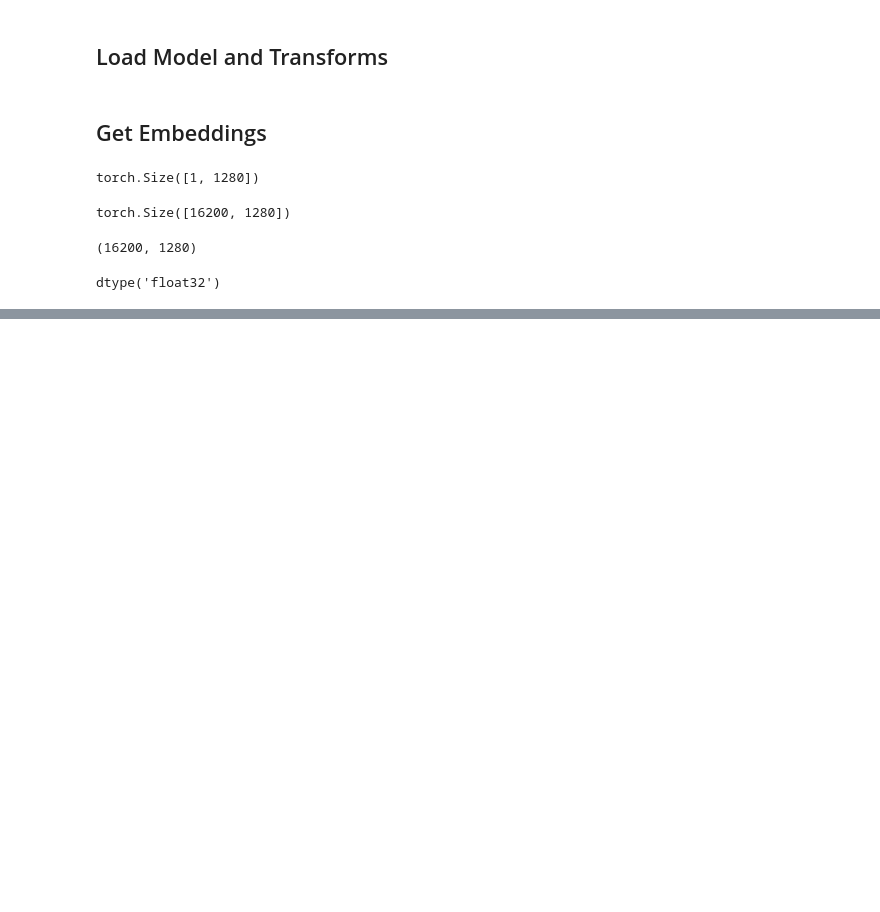
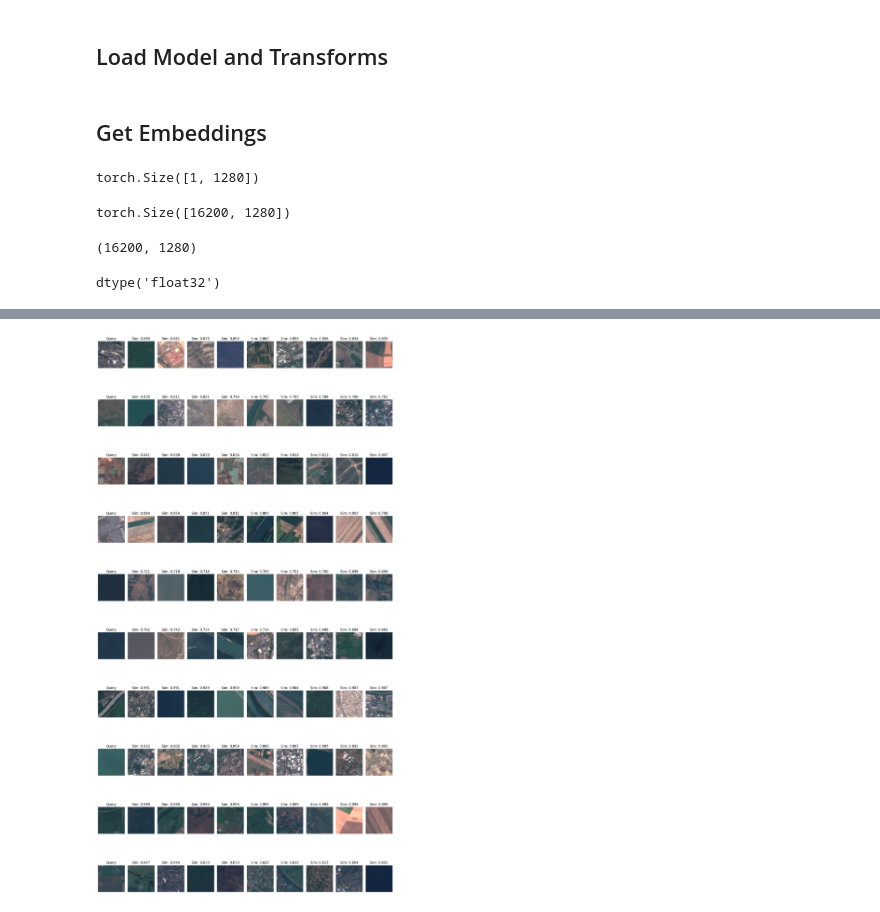
Before and after one commit to dnth/self-supervised-timm, a Jupyter notebook: notebooks/experiments/baseline.ipynb, the cells around one changed output, grey strips where cells are left out. Cells and saved outputs as stored; diff of their text form; code cells hidden in the pictures; blank space fills up the shorter version.

```diff
--- a/notebooks/experiments/baseline.ipynb
+++ b/notebooks/experiments/baseline.ipynb
@@ -102,0 +168,71 @@ dtype('float32')
+# %%
+def plot_multiple_queries(query_indices, similar_indices, similarities, image_dir, n_neighbors=5, figsize=(15, 3)):
+    """
+    Plot multiple rows of query images and their nearest neighbors
+
+    Args:
+        query_indices (list): List of query image indices
+        similar_indices (np.ndarray): Array of similar image indices for each query
+        similarities (np.ndarray): Array of similarity scores
+        image_dir (str): Directory containing the images
+        n_neighbors (int): Number of similar images to display per query
+        figsize (tuple): Base figure size for a single row (will be scaled by number of rows)
+    """
+    n_queries = len(query_indices)
+
+    # Get list of image files in the same order as embeddings
+    image_files = []
+    for ext in ['.jpg', '.jpeg', '.png', '.bmp']:
+        image_files.extend(sorted(Path(image_dir).glob(f'*{ext}')))
+
+    # Create a figure with n_queries rows
+    fig, axes = plt.subplots(n_queries, n_neighbors + 1,
+                            figsize=(figsize[0], figsize[1] * n_queries))
+    if n_queries == 1:
+        axes = axes[None, :]  # Add dimension for consistent indexing
+
+    for row, (query_idx, sim_indices, sim_scores) in enumerate(zip(query_indices, similar_indices, similarities)):
+        # Plot query image
+        query_img = Image.open(image_files[query_idx])
+        axes[row, 0].imshow(query_img)
+        axes[row, 0].set_title('Query')
+        axes[row, 0].axis('off')
+
+        # Plot similar images
+        for col, (idx, score) in enumerate(zip(sim_indices[1:], sim_scores[1:]), 1):
+            similar_img = Image.open(image_files[idx])
+            axes[row, col].imshow(similar_img)
+            axes[row, col].set_title(f'Sim: {score:.3f}')
+            axes[row, col].axis('off')
+
+    plt.tight_layout()
+    plt.show()
+
+# Example usage:
+n_queries = 10  # Number of random queries to show
+k = 10  # number of nearest neighbors to retrieve
+
+# Generate random query indices
+query_indices = np.random.choice(len(embeddings), n_queries, replace=False)
+
+# Get similar images for all queries
+all_similarities = []
+all_indices = []
+
+for idx in query_indices:
+    query_vector = embeddings[idx:idx+1].astype('float32')
+    faiss.normalize_L2(query_vector)
+    similarities, indices = index.search(query_vector, k)
+    all_similarities.append(similarities[0])
+    all_indices.append(indices[0])
+
+# Visualize results
+plot_multiple_queries(
+    query_indices,
+    np.array(all_indices),
+    np.array(all_similarities),
+    "../../data/",
+    n_neighbors=9
+)
+# %% [output]
+[figure, added]
```
Also changed, not shown: parts of 2 cells of this notebook, 2 other files.
